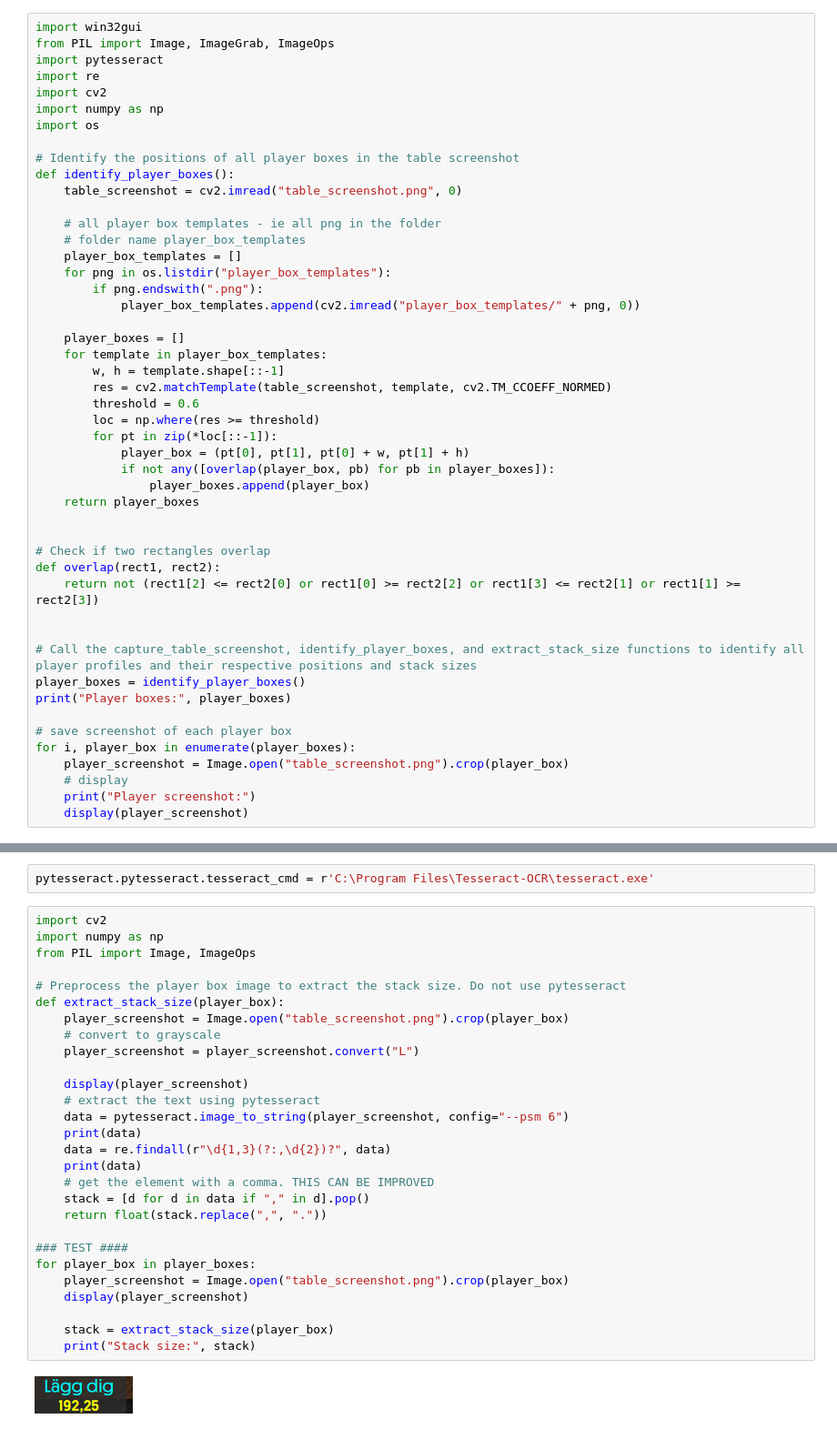
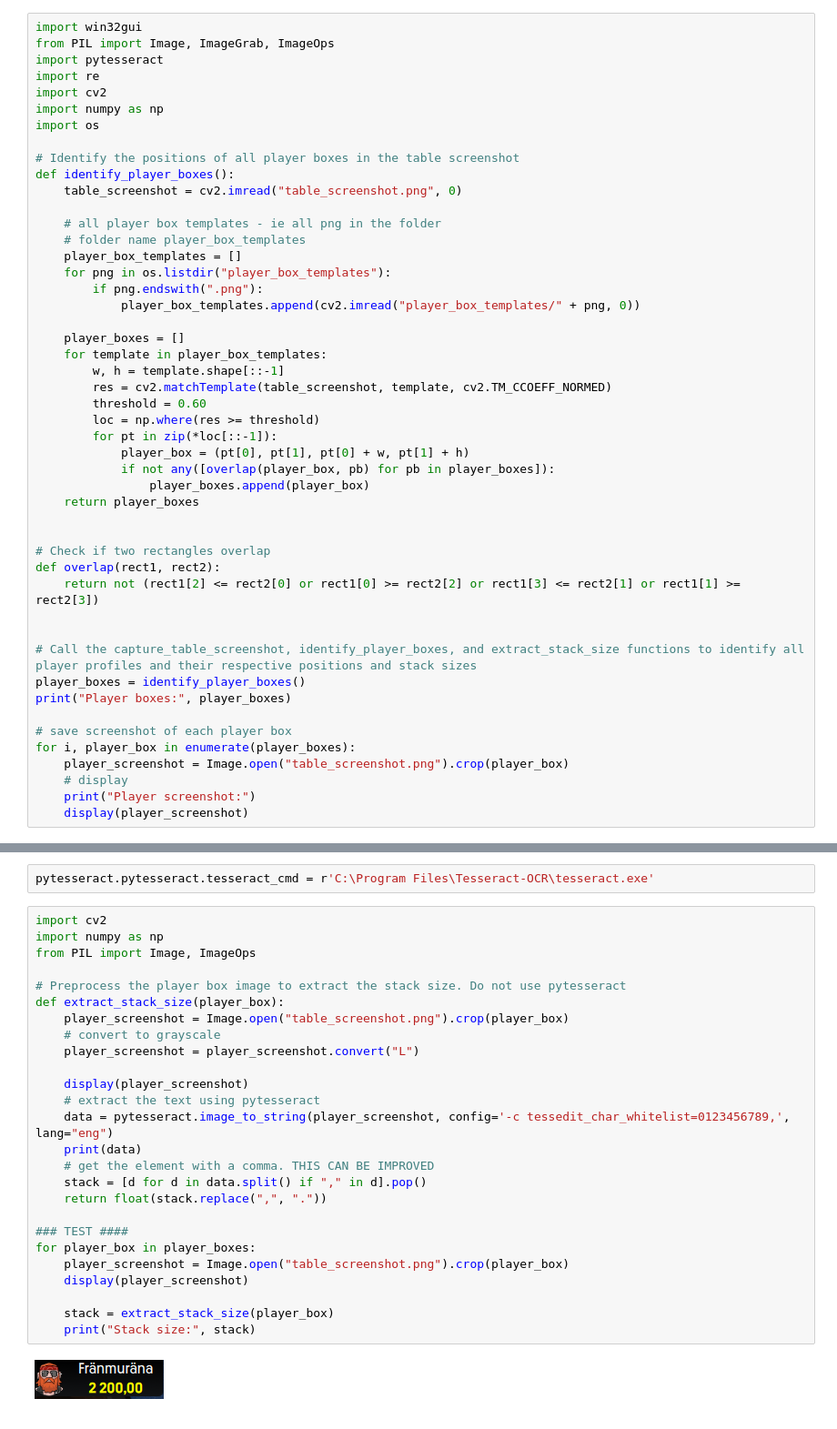
Before and after one commit to AxelTob/capture-poker-data, a Jupyter notebook: experiment/experimenting_1.ipynb, the cells around one changed output, grey strips where cells are left out. Shown: that part at 91% size. Saved outputs shown, nothing was run; the diff lists cells and outputs as text.

```diff
--- a/experiment/experimenting_1.ipynb
+++ b/experiment/experimenting_1.ipynb
@@ -67,7 +67,7 @@ def identify_player_boxes():
     for template in player_box_templates:
         w, h = template.shape[::-1]
         res = cv2.matchTemplate(table_screenshot, template, cv2.TM_CCOEFF_NORMED)
-        threshold = 0.6
+        threshold = 0.60
         loc = np.where(res >= threshold)
         for pt in zip(*loc[::-1]):
             player_box = (pt[0], pt[1], pt[0] + w, pt[1] + h)
@@ -108,30 +102,28 @@ pytesseract.pytesseract.tesseract_cmd = r'C:\Program Files\Tesseract-OCR\tessera
 # %%
 import cv2
 import numpy as np
 from PIL import Image, ImageOps
 
 # Preprocess the player box image to extract the stack size. Do not use pytesseract
 def extract_stack_size(player_box):
     player_screenshot = Image.open("table_screenshot.png").crop(player_box)
     # convert to grayscale
     player_screenshot = player_screenshot.convert("L")
 
     display(player_screenshot)
     # extract the text using pytesseract
-    data = pytesseract.image_to_string(player_screenshot, config="--psm 6")
-    print(data)
-    data = re.findall(r"\d{1,3}(?:,\d{2})?", data)
+    data = pytesseract.image_to_string(player_screenshot, config='-c tessedit_char_whitelist=0123456789,', lang="eng")
     print(data)
     # get the element with a comma. THIS CAN BE IMPROVED
-    stack = [d for d in data if "," in d].pop()
+    stack = [d for d in data.split() if "," in d].pop()
     return float(stack.replace(",", "."))
 
 ### TEST ####
 for player_box in player_boxes:
     player_screenshot = Image.open("table_screenshot.png").crop(player_box)
     display(player_screenshot)
 
     stack = extract_stack_size(player_box)
     print("Stack size:", stack)
 # %% [output]
-[figure, old version]
+[figure, new version]
```
Also changed, not shown: parts of 3 cells of this notebook, 10 other files.
